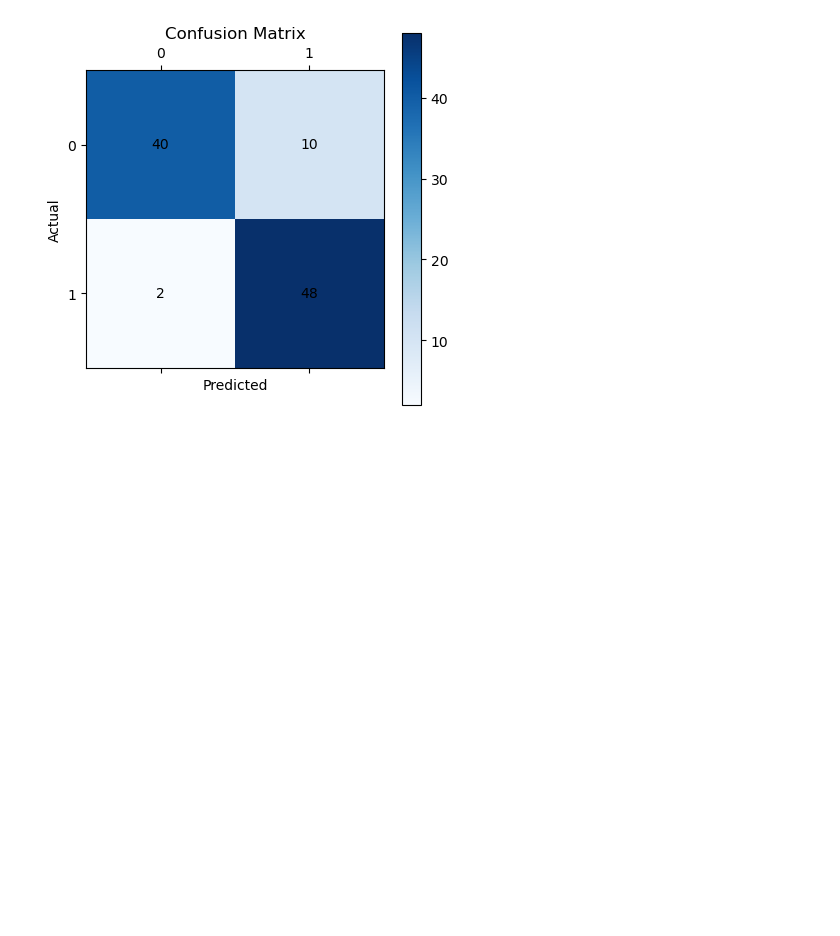
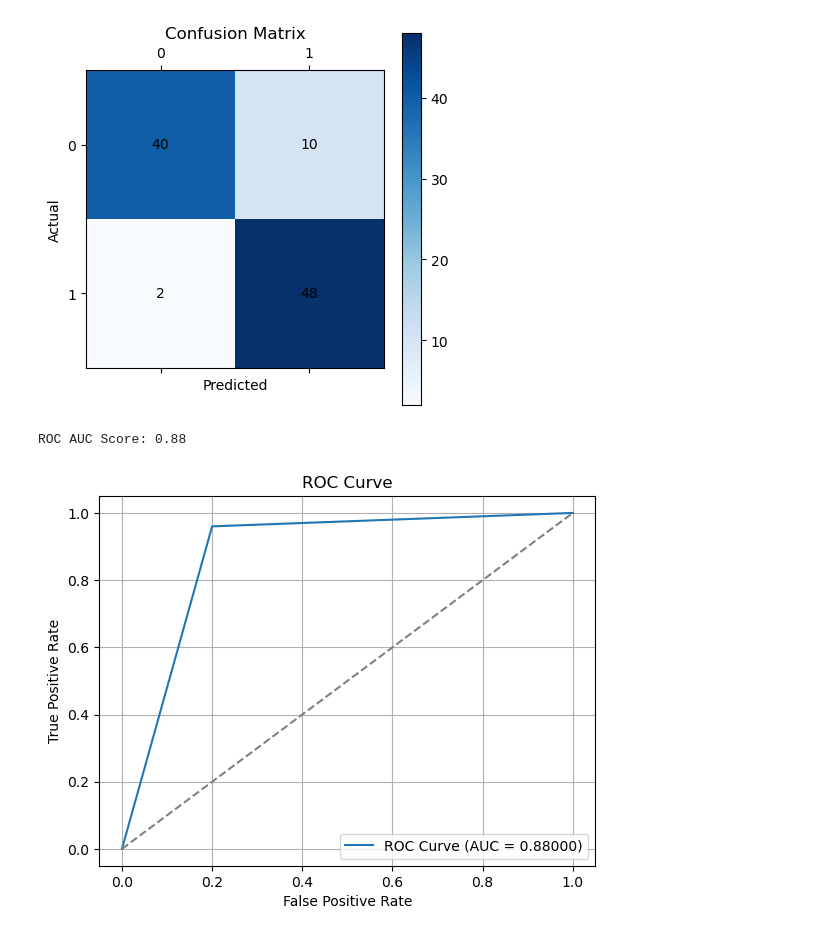
Before and after one commit to junyang99/IS424, a Jupyter notebook: Source-Based Classification (ISOT)/LLM_Classification.ipynb, the cells around one changed output. Saved outputs shown, nothing was run; the diff lists cells and outputs as text; code cells hidden in the pictures; blank space fills up the shorter version.

```diff
--- a/Source-Based Classification (ISOT)/LLM_Classification.ipynb
+++ b/Source-Based Classification (ISOT)/LLM_Classification.ipynb
@@ -157,3 +157,27 @@ plt.show()
 # %% [output]
 <Figure size 640x480 with 0 Axes>
 [figure]
+# %%
+# Ensure labels are binary (0 and 1)
+assert set(y_true.unique()).issubset({0, 1}), "Labels must be binary for ROC."
+
+# ROC AUC Score
+roc_auc = roc_auc_score(y_true, y_pred)
+print("ROC AUC Score:", round(roc_auc, 5))
+
+# Compute ROC curve
+fpr, tpr, thresholds = roc_curve(y_true, y_pred)
+
+# Plot ROC curve
+plt.figure()
+plt.plot(fpr, tpr, label=f'ROC Curve (AUC = {roc_auc:.5f})')
+plt.plot([0, 1], [0, 1], linestyle='--', color='grey')
+plt.xlabel('False Positive Rate')
+plt.ylabel('True Positive Rate')
+plt.title('ROC Curve')
+plt.legend(loc='lower right')
+plt.grid(True)
+plt.show()
+# %% [output]
+ROC AUC Score: 0.88
+[figure, added]
```
